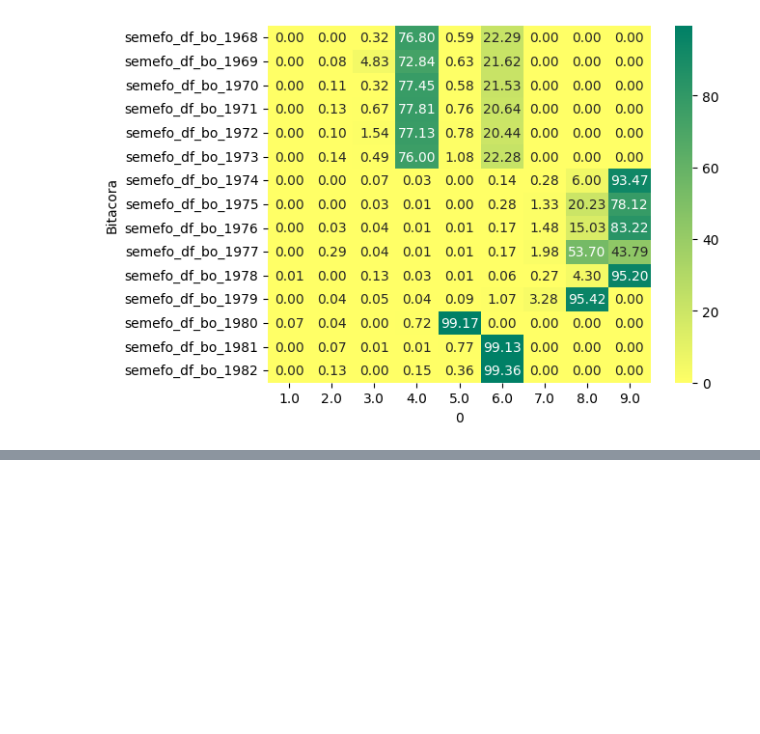
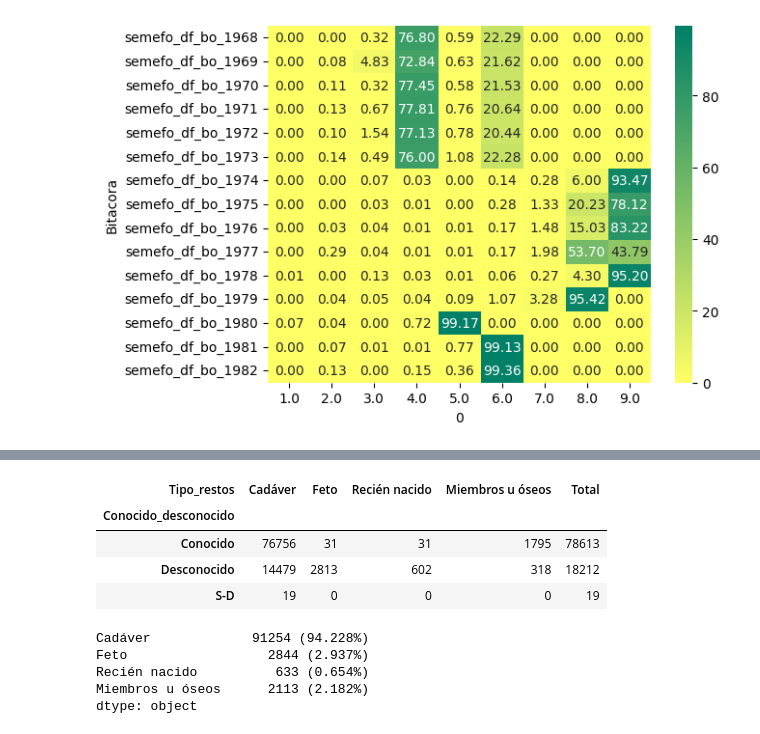
Before and after one commit to mar-esther23/SEMEFO_busqueda, a Jupyter notebook: HBO_analisis.ipynb, the cells around one changed output, grey strips where cells are left out. Drawn from its saved outputs; the diff is of its cells as text; code cells hidden in the pictures; blank space fills up the shorter version.

Commit message:
categorical summary part 1

```diff
--- a/HBO_analisis.ipynb
+++ b/HBO_analisis.ipynb
@@ -166,0 +197,60 @@ sns.heatmap(df_notnan_row_anual*100, cmap='summer_r', annot=True, fmt=".2f")
+# %%
+df_desco = df.pivot_table(columns='Tipo_restos', index='Conocido_desconocido', aggfunc='size')
+df_desco['Total'] = df_desco.sum(axis=1)
+df_desco
+# %% [output]
+| Tipo_restos | Cadáver | Feto | Recién nacido | Miembros u óseos | Total |
+| Conocido_desconocido |  |  |  |  |  |
+| Conocido | 76756 | 31 | 31 | 1795 | 78613 |
+| Desconocido | 14479 | 2813 | 602 | 318 | 18212 |
+| S-D | 19 | 0 | 0 | 0 | 19 |
+# %%
+def categorical_to_freq_and_percentage(
+    s: pd.Series,
+    sort_index: bool = True,
+    as_str: bool = True,
+    top_n: int = None,
+    percen_round: int = 3,
+    dropna: bool = True
+):
+    """
+    Summarizes a categorical Series with frequency and percentage per unique value.
+
+    Parameters:
+    - s (pd.Series): Input categorical data.
+    - sort_index (bool): If True, sort output by index; if False, preserve order or sort by frequency.
+    - as_str (bool): If True, return formatted strings like "count (percentage%)".
+    - top_n (int): If provided, limit to top N categories by frequency.
+    - percen_round (int): Decimal places for percentage rounding.
+    - dropna (bool): Whether to exclude NaN values in the input series (default: True).
+
+    Returns:
+    - pd.Series or pd.DataFrame: Summary of categories.
+    """
+    # Calculate frequency and percentage
+    freq = s.value_counts().astype(int)
+    perc = (freq / len(s) * 100)
+    # Round frequency
+    if percen_round is not None:
+        perc = perc.round(percen_round)
+    # Create dataframe
+    data = pd.concat([freq, perc], axis=1)
+    data.columns = ['Frequency', 'Percentage']
+    # Get top_n results
+    if top_n is not None:
+        data = data.sort_values('Frequency', ascending=False).head(top_n)
+    # Sort index, uses categorical index if it exists
+    if sort_index:
+        data = data.sort_index()
+    # Format to string
+    if as_str:
+        data = data.apply(lambda row: f"{int(row['Frequency'])} ({row['Percentage']}%)", axis=1)
+    return data
+
+categorical_to_freq_and_percentage(df['Tipo_restos'])
+# %% [output]
+Cadáver             91254 (94.228%)
+Feto                  2844 (2.937%)
+Recién nacido          633 (0.654%)
+Miembros u óseos      2113 (2.182%)
+dtype: object
```
Also changed, not shown: parts of 8 cells of this notebook.
